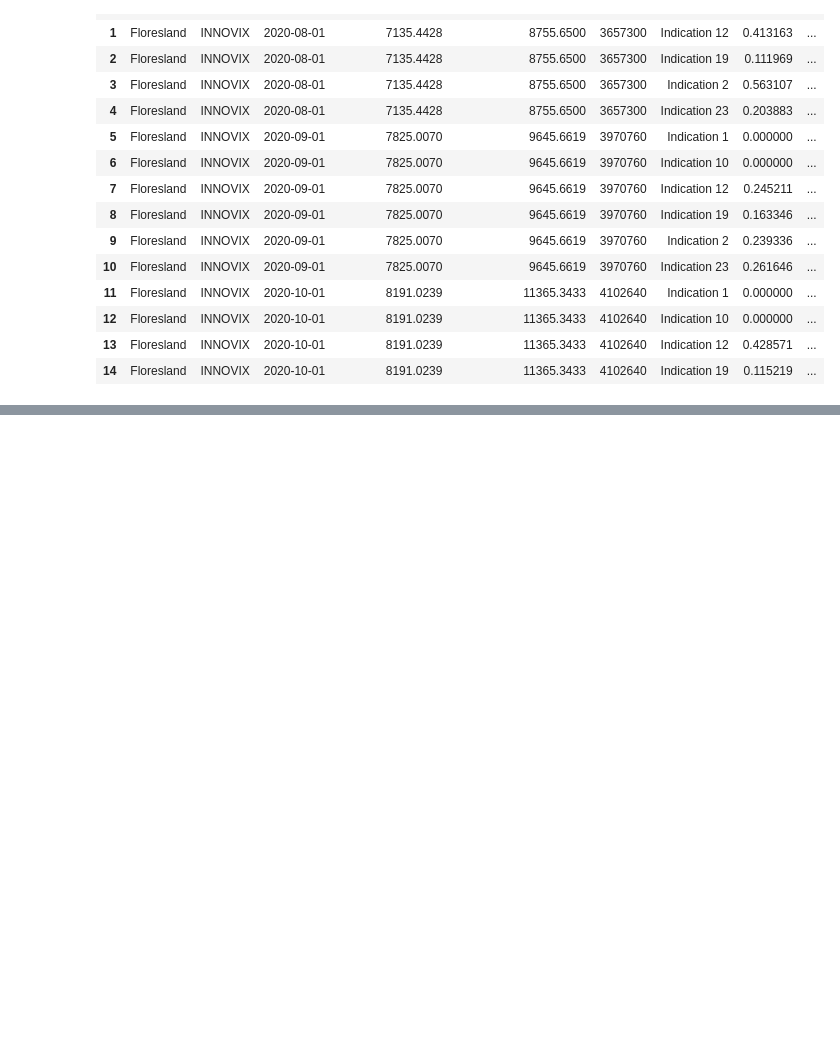
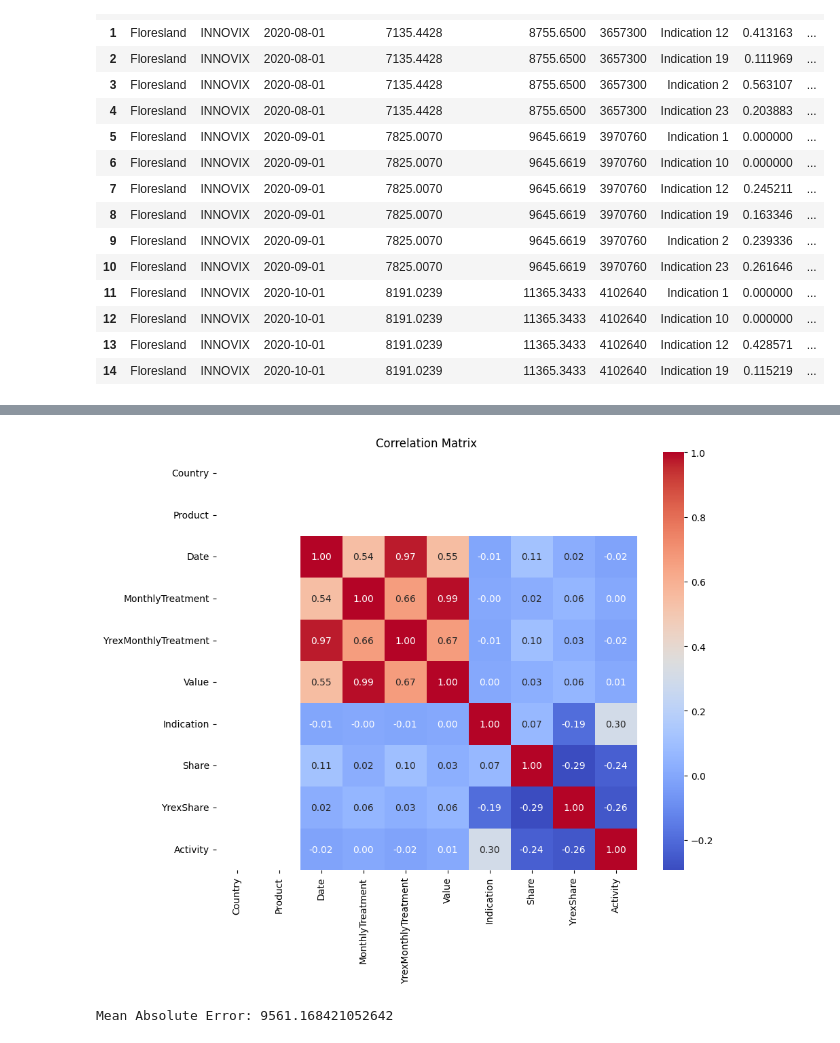
Before and after one commit to BrunoManzano/LauzHack, a Jupyter notebook: notebooks/DataExploration_INNOVIX_Elbonie.ipynb, the cells around one changed output, grey strips where cells are left out. Drawn from its saved outputs; the diff is of its cells as text; code cells hidden in the pictures; blank space fills up the shorter version.

```diff
--- a/notebooks/DataExploration_INNOVIX_Elbonie.ipynb
+++ b/notebooks/DataExploration_INNOVIX_Elbonie.ipynb
@@ -438,0 +434,19 @@ OSError: Cannot save file into a non-existent directory: '..\data\processed'
+# %%
+from sklearn.preprocessing import LabelEncoder
+
+# Initialize LabelEncoder
+label_encoder = LabelEncoder()
+
+# Apply Label Encoding to each categorical column
+categorical_cols = ['Country', 'Product', 'Indication']
+for col in categorical_cols:
+    df_cleaned[col] = label_encoder.fit_transform(df_cleaned[col])
+# %%
+from sklearn.preprocessing import StandardScaler
+
+# Identify numeric columns to scale
+numeric_cols = ['MonthlyTreatment', 'YrexMonthlyTreatment', 'Activity', 'YrexShare', 'Share']
+
+# Apply scaling
+scaler = StandardScaler()
+df_cleaned[numeric_cols] = scaler.fit_transform(df_cleaned[numeric_cols])
@@ -438,0 +469,37 @@ OSError: Cannot save file into a non-existent directory: '..\data\processed'
+# %%
+# Correlation matrix
+correlation_matrix = df_cleaned.corr()
+
+import matplotlib.pyplot as plt
+import seaborn as sns
+
+plt.figure(figsize=(10, 8))
+sns.heatmap(correlation_matrix, annot=True, cmap='coolwarm', fmt=".2f")
+plt.title("Correlation Matrix")
+plt.show()
+# %% [output]
+[figure, added]
+# %%
+# Define features and target
+X = df_cleaned.drop(columns=['Value', 'Date'])  # Exclude target and Date
+y = df_cleaned['Value']
+
+# #  Convert Date to datetime if it's not already in datetime format
+# df_cleaned['Date'] = pd.to_datetime(df_cleaned['Date'])
+
+# Train-test split
+from sklearn.model_selection import train_test_split
+X_train, X_test, y_train, y_test = train_test_split(X, y, test_size=0.2, random_state=42)
+
+# Train the Random Forest model
+from sklearn.ensemble import RandomForestRegressor
+model = RandomForestRegressor(random_state=42)
+model.fit(X_train, y_train)
+
+# Evaluate the model
+from sklearn.metrics import mean_absolute_error
+y_pred = model.predict(X_test)
+mae = mean_absolute_error(y_test, y_pred)
+print(f"Mean Absolute Error: {mae}")
+# %% [output]
+Mean Absolute Error: 9561.168421052642
```
Also changed, not shown: parts of 20 cells of this notebook.
